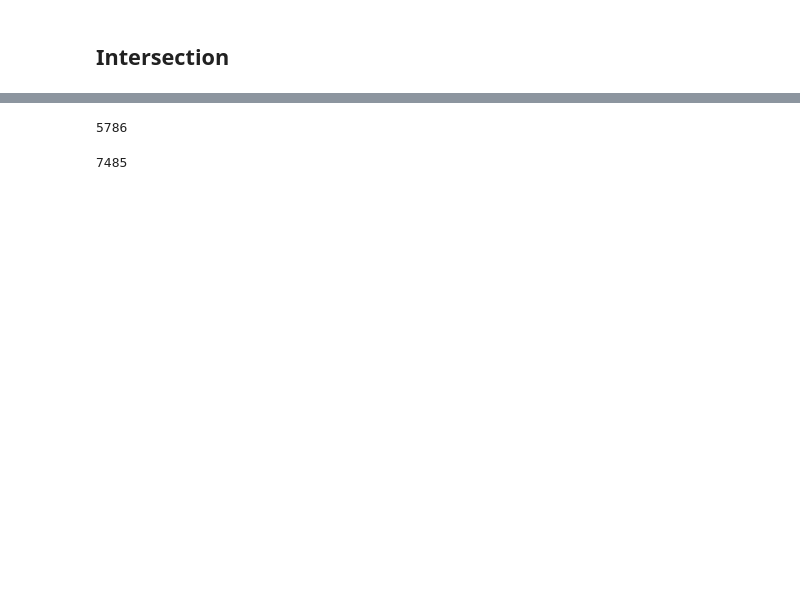
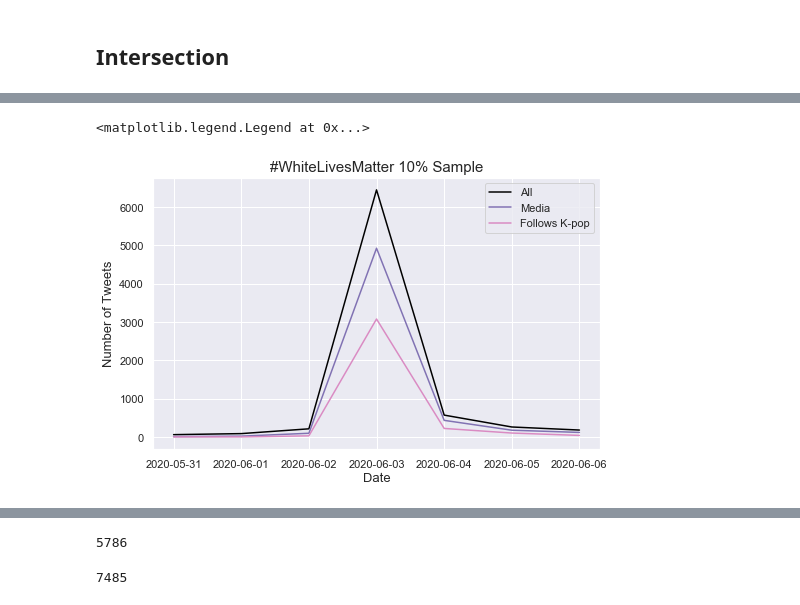
Before and after one commit to dliu9999/Fandom-Online-Collaboration, a Jupyter notebook: notebooks/followers.ipynb, the cells around one changed output, grey strips where cells are left out. Cells and saved outputs as stored; diff of their text form; code cells hidden in the pictures; blank space fills up the shorter version.

```diff
--- a/notebooks/followers.ipynb
+++ b/notebooks/followers.ipynb
@@ -58,3 +90,20 @@ kpop_df = pd.DataFrame().assign(user_id=ids_lst, kpop=friends_lst)
+# %%
+merged = subset[['user_id', 'date']].merge(kpop_df)
+media = subset[subset.tweet.str.lower().str.contains('kpop|k-pop|bts|stan|https://t.co')]
+fans = merged[merged.kpop == True]
+
+fig, ax = plt.subplots(figsize=(8, 5))
+sns.lineplot(x=merged.groupby('date').size().index, y=merged.groupby('date').size(), ax=ax, color='black')
+sns.lineplot(x=media.groupby('date').size().index, y=media.groupby('date').size(), ax=ax, color=sns.color_palette()[4])
+sns.lineplot(x=fans.groupby('date').size().index, y=fans.groupby('date').size(), ax=ax, color=sns.color_palette()[6])
+
+ax.set_title('#WhiteLivesMatter 10% Sample', fontsize=15)
+ax.set_xlabel('Date', fontsize=13)
+ax.set_ylabel('Number of Tweets', fontsize=13)
+ax.legend(['All', 'Media', 'Follows K-pop'])
+# %% [output]
+<matplotlib.legend.Legend at 0x...>
+[figure, added]
 # %%
 merged = subset[['user_id', 'date']].merge(kpop_df)
 media = subset[subset.tweet.str.lower().str.contains('kpop|k-pop|bts|stan|https://t.co')]
```
Also changed, not shown: parts of 6 cells of this notebook, 7 other files.
